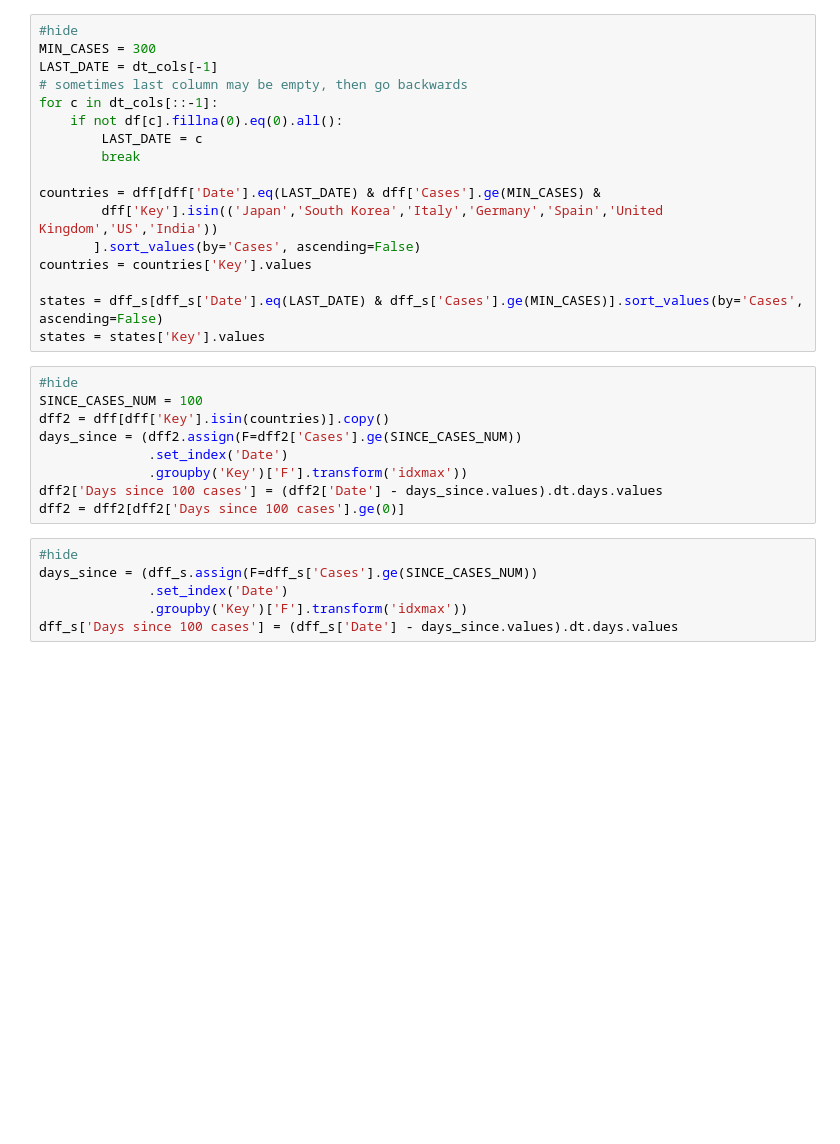
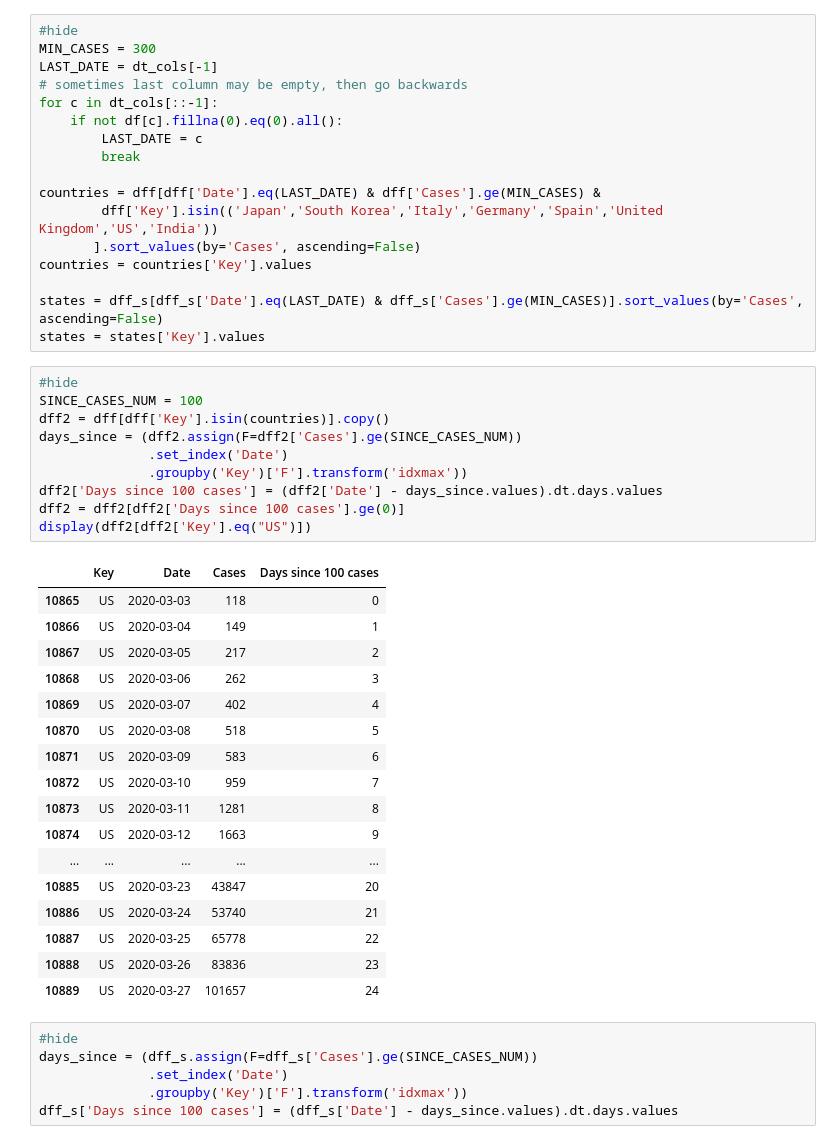
Before and after one commit to srikanthrc/running-to-stand-still, a Jupyter notebook: _notebooks/2020-03-26-covid19_compare_us_trajectories.ipynb, the cells around one changed output. Cells and saved outputs as stored; diff of their text form; blank space fills up the shorter version.

```diff
--- a/_notebooks/2020-03-26-covid19_compare_us_trajectories.ipynb
+++ b/_notebooks/2020-03-26-covid19_compare_us_trajectories.ipynb
@@ -88,12 +108,31 @@ states = states['Key'].values
 # %%
 #hide
 SINCE_CASES_NUM = 100
 dff2 = dff[dff['Key'].isin(countries)].copy()
 days_since = (dff2.assign(F=dff2['Cases'].ge(SINCE_CASES_NUM))
               .set_index('Date')
               .groupby('Key')['F'].transform('idxmax'))
 dff2['Days since 100 cases'] = (dff2['Date'] - days_since.values).dt.days.values
 dff2 = dff2[dff2['Days since 100 cases'].ge(0)]
+display(dff2[dff2['Key'].eq("US")])
+# %% [output]
+|  | Key | Date | Cases | Days since 100 cases |
+| 10865 | US | 2020-03-03 | 118 | 0 |
+| 10866 | US | 2020-03-04 | 149 | 1 |
+| 10867 | US | 2020-03-05 | 217 | 2 |
+| 10868 | US | 2020-03-06 | 262 | 3 |
+| 10869 | US | 2020-03-07 | 402 | 4 |
+| 10870 | US | 2020-03-08 | 518 | 5 |
+| 10871 | US | 2020-03-09 | 583 | 6 |
+| 10872 | US | 2020-03-10 | 959 | 7 |
+| 10873 | US | 2020-03-11 | 1281 | 8 |
+| 10874 | US | 2020-03-12 | 1663 | 9 |
+| ... | ... | ... | ... | ... |
+| 10885 | US | 2020-03-23 | 43847 | 20 |
+| 10886 | US | 2020-03-24 | 53740 | 21 |
+| 10887 | US | 2020-03-25 | 65778 | 22 |
+| 10888 | US | 2020-03-26 | 83836 | 23 |
+| 10889 | US | 2020-03-27 | 101657 | 24 |
 # %%
 #hide
 days_since = (dff_s.assign(F=dff_s['Cases'].ge(SINCE_CASES_NUM))
```
Also changed, not shown: parts of 6 cells of this notebook.
